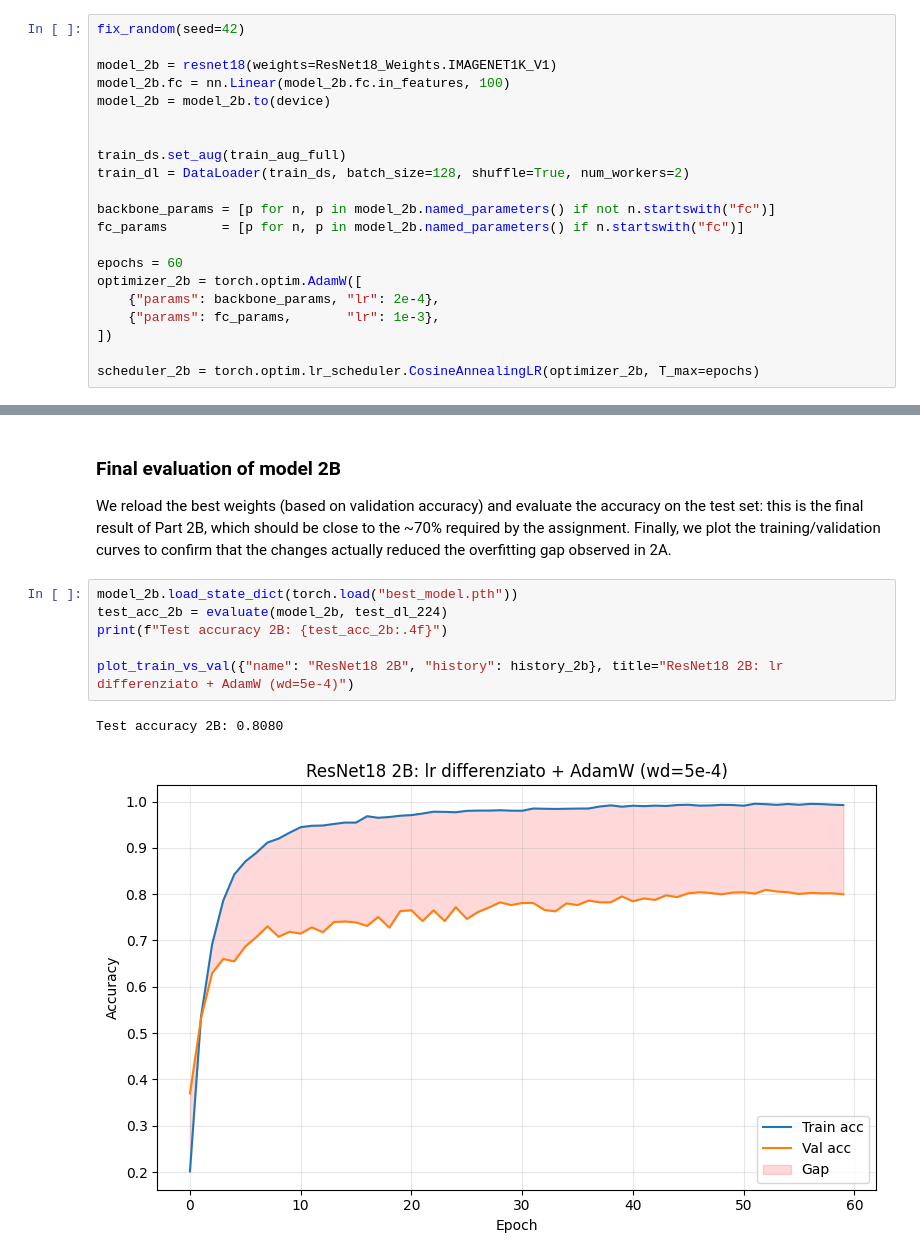
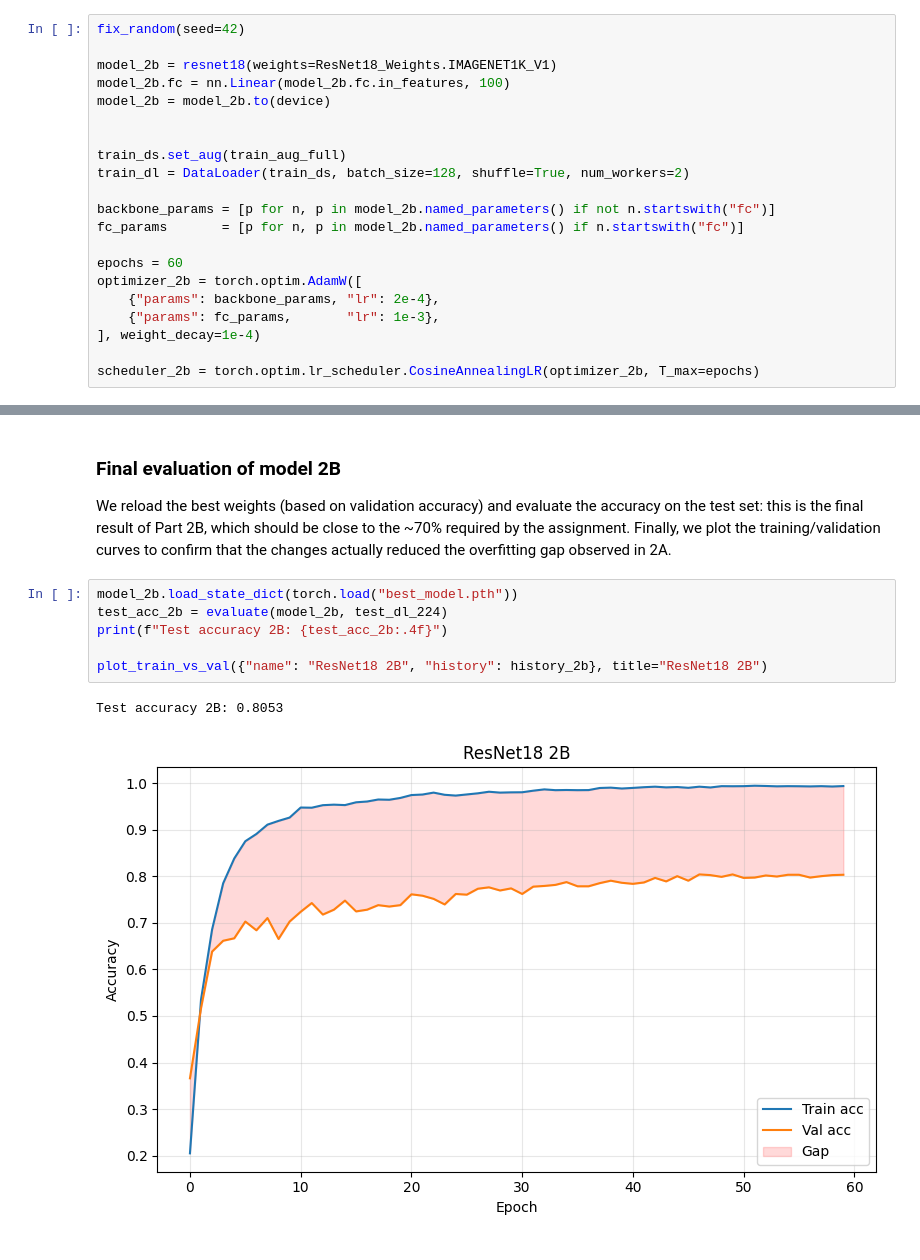
Before and after one commit to JacopoMauro21/progetto_ipcv, a Jupyter notebook: assignment_two.ipynb, the cells around one changed output, grey strips where cells are left out. Drawn from its saved outputs; the diff is of its cells as text.

```diff
--- a/assignment_two.ipynb
+++ b/assignment_two.ipynb
@@ -791,7 +791,7 @@ epochs = 60
 optimizer_2b = torch.optim.AdamW([
     {"params": backbone_params, "lr": 2e-4},
     {"params": fc_params,       "lr": 1e-3},
-])
+], weight_decay=1e-4)
 
 scheduler_2b = torch.optim.lr_scheduler.CosineAnnealingLR(optimizer_2b, T_max=epochs)
 # %% [markdown]
@@ -826,9 +826,9 @@ We reload the best weights (based on validation accuracy) and evaluate the accur
 # %%
 model_2b.load_state_dict(torch.load("best_model.pth"))
 test_acc_2b = evaluate(model_2b, test_dl_224)
 print(f"Test accuracy 2B: {test_acc_2b:.4f}")
 
-plot_train_vs_val({"name": "ResNet18 2B", "history": history_2b}, title="ResNet18 2B: lr differenziato + AdamW (wd=5e-4)")
+plot_train_vs_val({"name": "ResNet18 2B", "history": history_2b}, title="ResNet18 2B")
 # %% [output]
-Test accuracy 2B: 0.8080
+Test accuracy 2B: 0.8053
-[figure, old version]
+[figure, new version]
```
Also changed, not shown: parts of 3 cells of this notebook.
